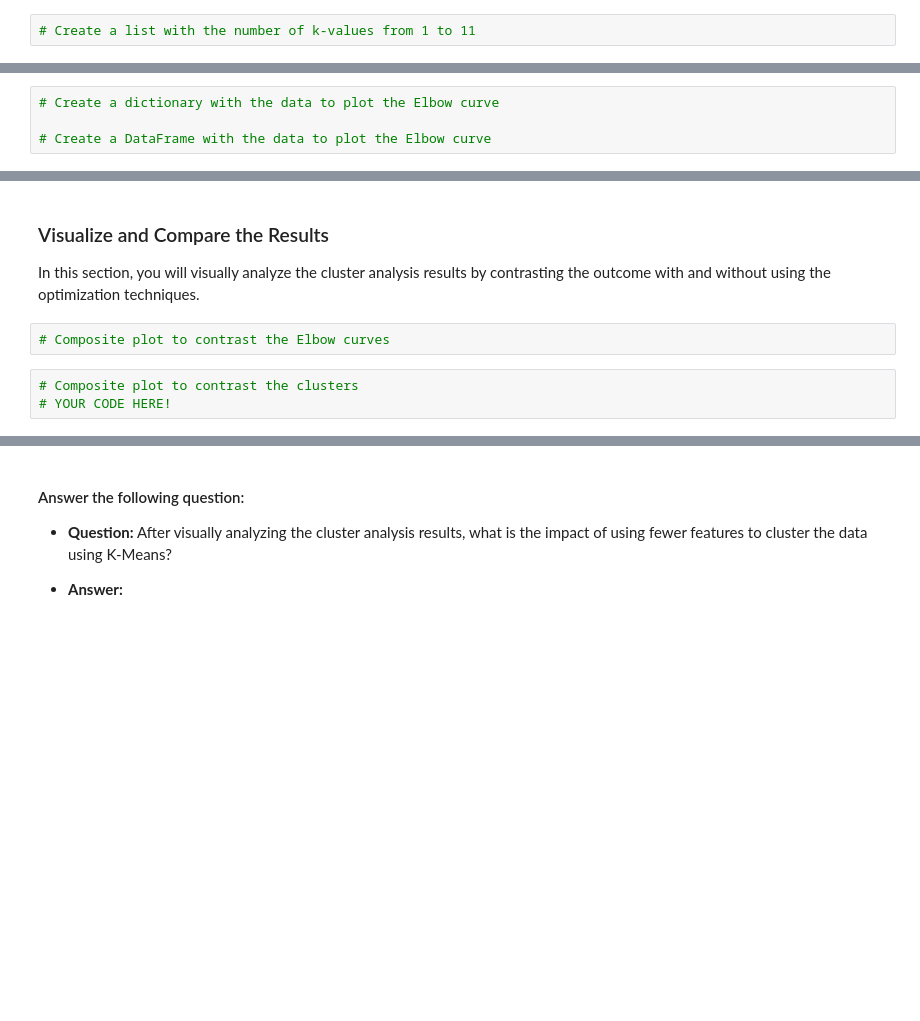
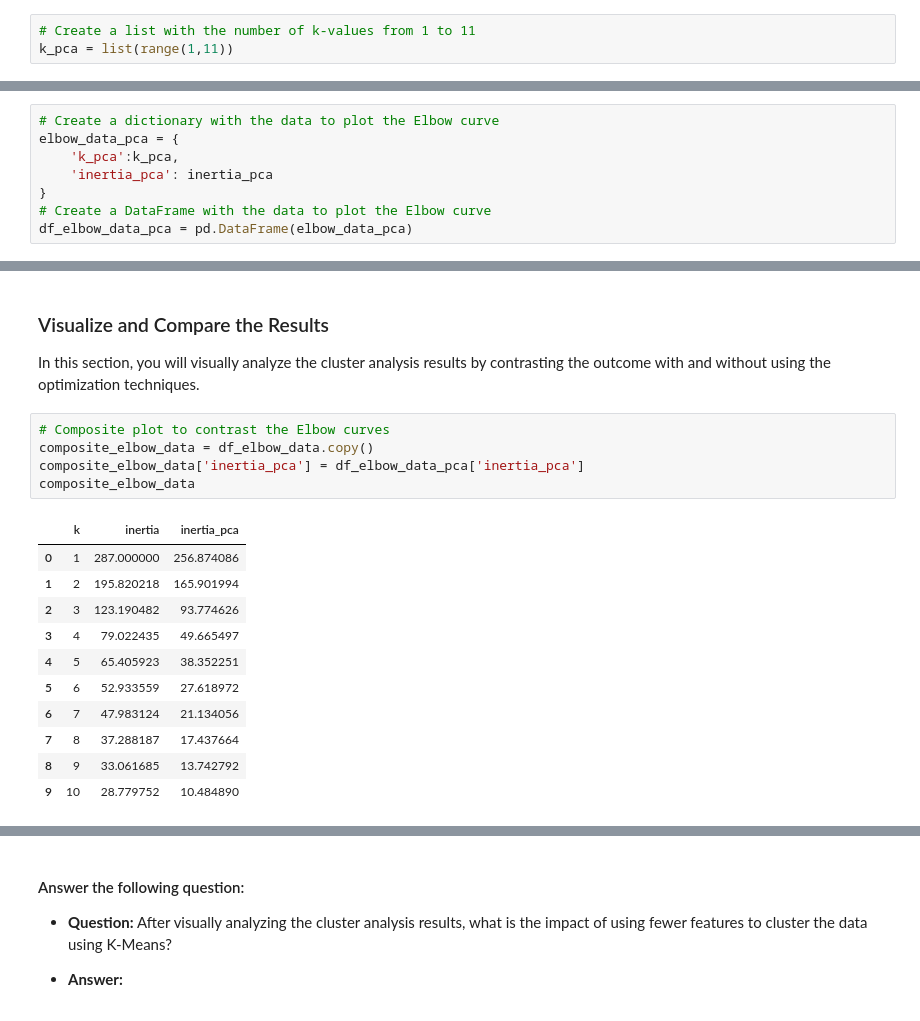
Before and after one commit to julo123456/CryptoClustering, a Jupyter notebook: Crypto_Clustering.ipynb, the cells around one changed output, grey strips where cells are left out. Drawn from its saved outputs; the diff is of its cells as text; blank space fills up the shorter version.

```diff
--- a/Crypto_Clustering.ipynb
+++ b/Crypto_Clustering.ipynb
@@ -299,5 +298,6 @@ df_market_data_pca.head(10)
 ### Find the Best Value for k Using the PCA Data
 # %%
 # Create a list with the number of k-values from 1 to 11
+k_pca = list(range(1,11))
 # %%
 # Create an empty list to store the inertia values
@@ -311,7 +315,11 @@ df_market_data_pca.head(10)
 # %%
 # Create a dictionary with the data to plot the Elbow curve
-
+elbow_data_pca = {
+    'k_pca':k_pca,
+    'inertia_pca': inertia_pca
+}
 # Create a DataFrame with the data to plot the Elbow curve
+df_elbow_data_pca = pd.DataFrame(elbow_data_pca)
 # %%
 # Plot a line chart with all the inertia values computed with
 # the different values of k to visually identify the optimal value for k.
@@ -356,6 +405,18 @@ df_market_data_pca.head(10)
 In this section, you will visually analyze the cluster analysis results by contrasting the outcome with and without using the optimization techniques.
 # %%
 # Composite plot to contrast the Elbow curves
+composite_elbow_data = df_elbow_data.copy()
+composite_elbow_data['inertia_pca'] = df_elbow_data_pca['inertia_pca']
+composite_elbow_data
+# %% [output]
+|  | k | inertia | inertia_pca |
+| 0 | 1 | 287.000000 | 256.874086 |
+| 1 | 2 | 195.820218 | 165.901994 |
+| 2 | 3 | 123.190482 | 93.774626 |
+| 3 | 4 | 79.022435 | 49.665497 |
+| 4 | 5 | 65.405923 | 38.352251 |
+| 5 | 6 | 52.933559 | 27.618972 |
+| 6 | 7 | 47.983124 | 21.134056 |
+| 7 | 8 | 37.288187 | 17.437664 |
+| 8 | 9 | 33.061685 | 13.742792 |
+| 9 | 10 | 28.779752 | 10.484890 |
-# %%
-# Composite plot to contrast the clusters
-# YOUR CODE HERE!
```
Also changed, not shown: parts of 13 cells of this notebook.
